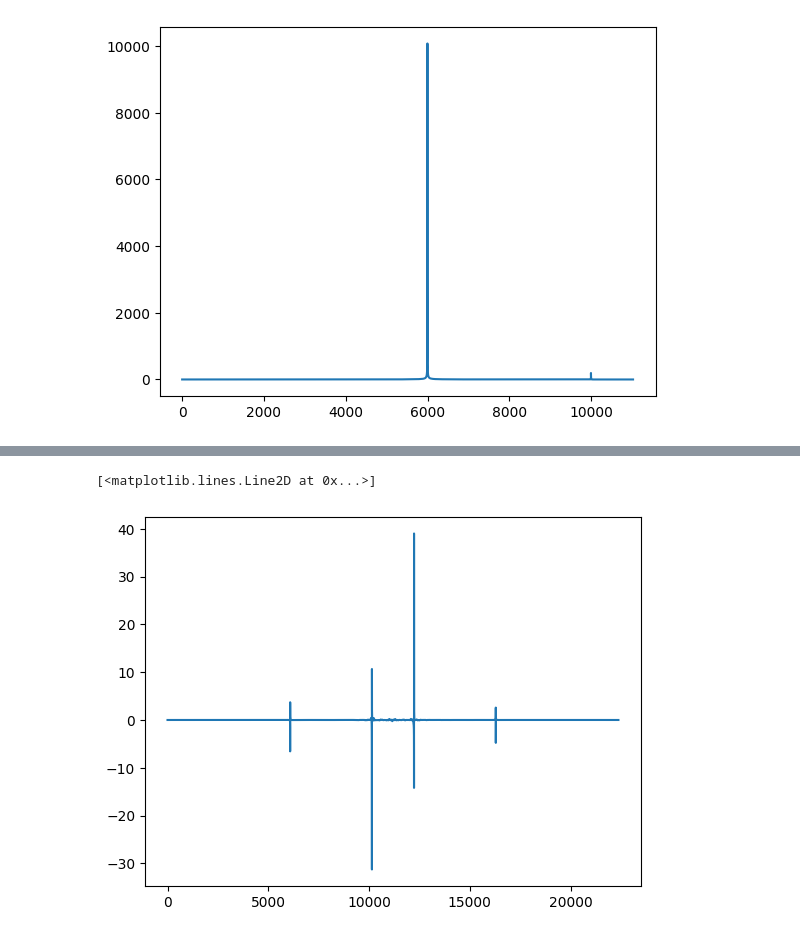
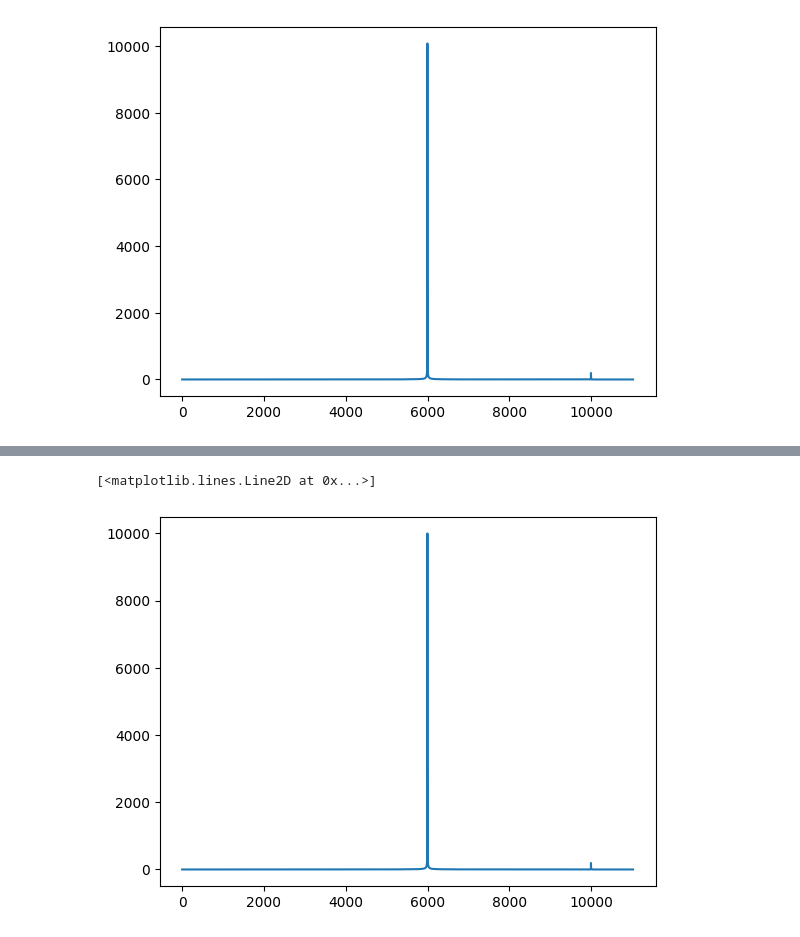
Before and after one commit to ParasKore2003/DSP, a Jupyter notebook: lab7.ipynb, the cells around one changed output, grey strips where cells are left out. Drawn from its saved outputs; the diff is of its cells as text; code cells hidden in the pictures.

```diff
--- a/lab7.ipynb
+++ b/lab7.ipynb
@@ -86,7 +78,8 @@ plt.plot(output2)
-# %%
-plt.plot(np.fft.fft(output2))
-# %% [output]
-[<matplotlib.lines.Line2D at 0x...>]
-[figure, removed]
+# %%
+output = p[0:int(freq_sam/2)] * h2
+plt.plot(abs(output))
+# %% [output]
+[<matplotlib.lines.Line2D at 0x...>]
+[figure, added]
 # %%
 taps3 = remez(length,li2,[1,0,1],fs=freq_sam)
```
Also changed, not shown: parts of 8 cells of this notebook.
